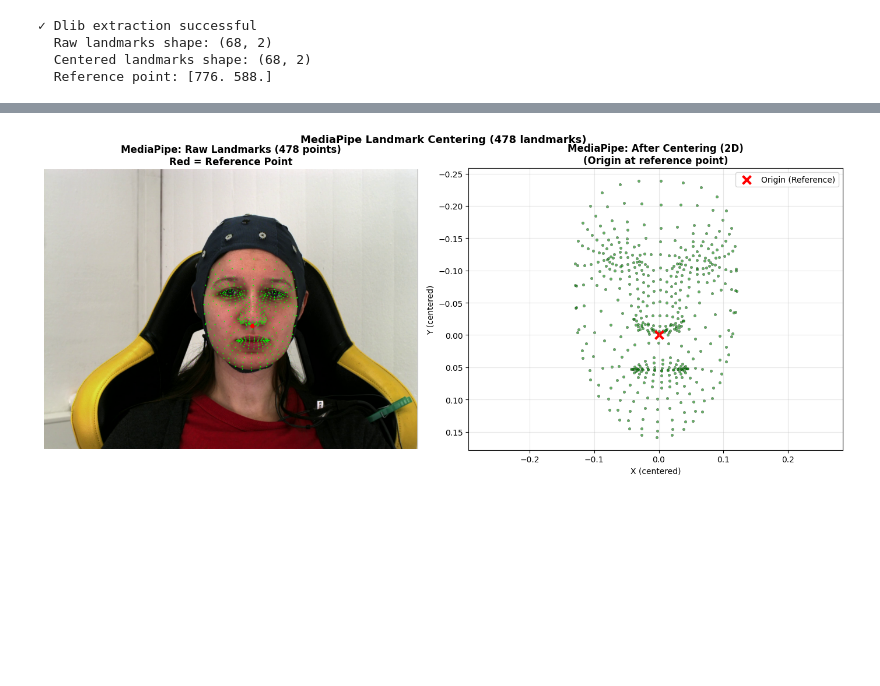
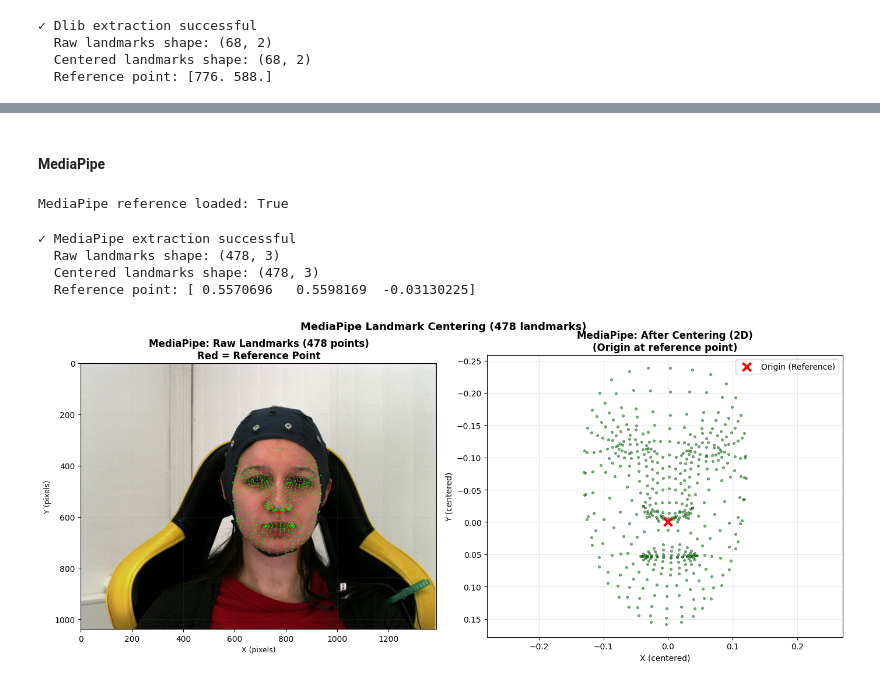
Before and after one commit to alicka33/automatic-pain-recognition, a Jupyter notebook: data_preparation/data_preparation/centering.ipynb, the cells around one changed output, grey strips where cells are left out. Saved outputs shown, nothing was run; the diff lists cells and outputs as text; code cells hidden in the pictures; blank space fills up the shorter version.

```diff
--- a/data_preparation/data_preparation/centering.ipynb
+++ b/data_preparation/data_preparation/centering.ipynb
@@ -247,7 +213,14 @@ if dlib_raw is not None and dlib_centered is not None:
     ax.imshow(cv2.cvtColor(img_raw, cv2.COLOR_BGR2RGB))
     ax.set_title('Dlib: Raw Landmarks (68 points)\nRed = Reference Point',
                  fontsize=12, fontweight='bold')
-    ax.axis('off')
+
+    # Add grid to show coordinate system
+    h, w = sample_frame.shape[:2]
+    ax.set_xlim(0, w)
+    ax.set_ylim(h, 0)  # Invert y-axis to match image coordinates
+    ax.grid(True, alpha=0.2, color='gray', linestyle='--', linewidth=0.5)
+    ax.set_xlabel('X (pixels)', fontsize=9)
+    ax.set_ylabel('Y (pixels)', fontsize=9)
 
     # Centered landmarks in coordinate space
     ax = axes[1]
@@ -272,3 +245,41 @@ if dlib_raw is not None and dlib_centered is not None:
+# %% [markdown]
+#### MediaPipe
+# %%
+# Load MediaPipe reference keypoints
+mp_ref_kp, mp_ref_ok = load_reference_keypoints(
+    os.path.join(COLAB_ROOT, 'data', 'key_points_xyz.npy')
+)
+print("MediaPipe reference loaded:", mp_ref_ok)
+
+# Create MediaPipe FaceMesh
+face_mesh = create_face_mesh()
+# %% [output]
+MediaPipe reference loaded: True
+# %%
+if face_mesh is not None:
+    frame_rgb = cv2.cvtColor(sample_frame, cv2.COLOR_BGR2RGB)
+    results = face_mesh.process(frame_rgb)
+
+    mp_raw = parse_landmarks_from_results(results)
+
+    if mp_raw is not None:
+        mp_centered, mp_ref = center_keypoints(mp_raw, reference_index=2)
+        print(f"✓ MediaPipe extraction successful")
+        print(f"  Raw landmarks shape: {mp_raw.shape}")
+        print(f"  Centered landmarks shape: {mp_centered.shape}")
+        print(f"  Reference point: {mp_ref}")
+    else:
+        print("✗ No face detected by MediaPipe")
+        mp_raw = None
+        mp_centered = None
+else:
+    mp_raw = None
+    mp_centered = None
+# %% [output]
+✓ MediaPipe extraction successful
+  Raw landmarks shape: (478, 3)
+  Centered landmarks shape: (478, 3)
+  Reference point: [ 0.5570696   0.5598169  -0.03130225]
 # %%
 if mp_raw is not None and mp_centered is not None:
     fig, axes = plt.subplots(1, 2, figsize=(14, 6))
@@ -282,32 +293,38 @@ if mp_raw is not None and mp_centered is not None:
         cx, cy = int(lm[0] * w), int(lm[1] * h)
         cv2.circle(img_raw, (cx, cy), 2, (0, 255, 0), -1)
 
     # Mark reference point
     ref_lm = mp_raw[2]
     rcx, rcy = int(ref_lm[0] * w), int(ref_lm[1] * h)
     cv2.circle(img_raw, (rcx, rcy), 8, (0, 0, 255), -1)
 
     ax.imshow(cv2.cvtColor(img_raw, cv2.COLOR_BGR2RGB))
     ax.set_title('MediaPipe: Raw Landmarks (478 points)\nRed = Reference Point',
                  fontsize=12, fontweight='bold')
-    ax.axis('off')
+
+    # Add grid to show coordinate system
+    ax.set_xlim(0, w)
+    ax.set_ylim(h, 0)  # Invert y-axis to match image coordinates
+    ax.grid(True, alpha=0.2, color='gray', linestyle='--', linewidth=0.5)
+    ax.set_xlabel('X (pixels)', fontsize=9)
+    ax.set_ylabel('Y (pixels)', fontsize=9)
 
     # Centered landmarks in coordinate space (2D)
     ax = axes[1]
     ax.scatter(mp_centered[:, 0], mp_centered[:, 1],
               c='green', s=10, alpha=0.6, edgecolors='black', linewidth=0.3)
     ax.scatter(0, 0, c='red', s=100, marker='x', linewidth=3, label='Origin (Reference)')
     ax.invert_yaxis()
     ax.set_xlabel('X (centered)', fontsize=10)
     ax.set_ylabel('Y (centered)', fontsize=10)
     ax.set_title('MediaPipe: After Centering (2D)\n(Origin at reference point)',
                  fontsize=12, fontweight='bold')
     ax.grid(True, alpha=0.3)
     ax.axis('equal')
     ax.legend()
 
     plt.tight_layout()
     plt.suptitle('MediaPipe Landmark Centering (478 landmarks)', fontsize=13, fontweight='bold', y=1.00)
     plt.show()
 # %% [output]
-[figure, old version]
+[figure, new version]
```
Also changed, not shown: parts of 5 cells of this notebook.
